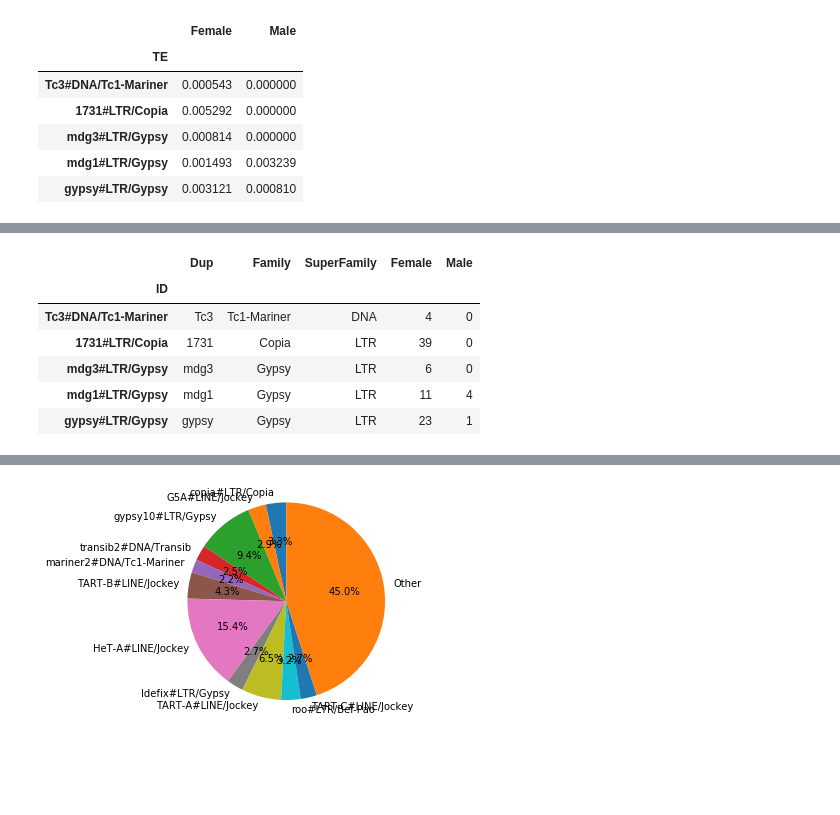
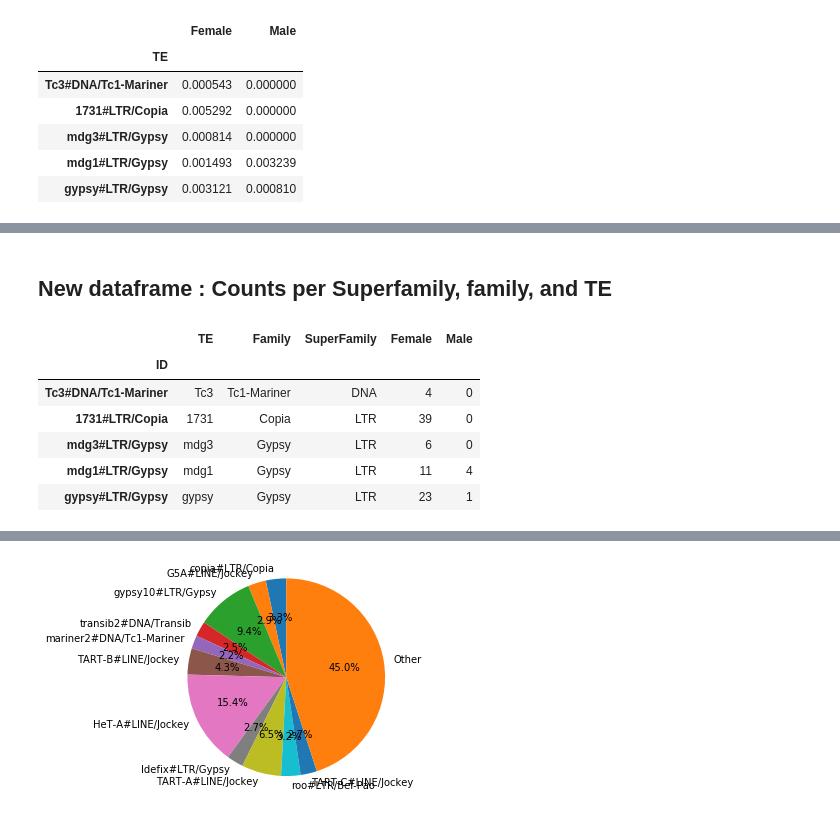
Before and after one commit to EricAmren/goth101_TE_analysis, a Jupyter notebook: cristina_TE_notebook.ipynb, the cells around one changed output, grey strips where cells are left out. Cells and saved outputs as stored; diff of their text form; code cells hidden in the pictures; blank space fills up the shorter version.

```diff
--- a/cristina_TE_notebook.ipynb
+++ b/cristina_TE_notebook.ipynb
@@ -158,6 +157,9 @@ Warning : colors doesn't match between female and male pie chart.
 # %%
 consensus_ratio_df = pd.read_csv("consensus_TE_ratio.csv", index_col="TE")
+consensus_counting_df = pd.read_csv("consensus_counting.csv", index_col="ID")
+
 consensus_ratio_df.head()
+# consensus_counting_df.head()
 # %% [output]
 |  | Female | Male |
 | TE |  |  |
@@ -180,25 +177,24 @@ axs = consensus_ratio_df.plot.pie(figsize=(12,6), subplots=True)
+# %% [markdown]
+## New dataframe : Counts per Superfamily, family, and TE
 # %%
-full_consensus_counting_dict
-consensus_TE_counts_df = pd.DataFrame.from_dict(full_consensus_counting_dict).T
-consensus_TE_counts_df.columns = ["Female", "Male"]
-consensus_TE_counts_df.index.name = "ID"
+consensus_TE_counts_df = consensus_counting_df.copy()
 
 te_names = []
 te_familys = []
 te_super_familys = []
 for te in consensus_TE_counts_df.index :
     te_name, te_super_family, te_family = re.split('#|/', te)
     te_names.append(te_name)
     te_familys.append(te_family)
     te_super_familys.append(te_super_family)
 
 
-consensus_TE_counts_df.insert(0, "Dup", te_names)
+consensus_TE_counts_df.insert(0, "TE", te_names)
 consensus_TE_counts_df.insert(1, "Family", te_familys)
 consensus_TE_counts_df.insert(2, "SuperFamily", te_super_familys)
 consensus_TE_counts_df.head()
 # %% [output]
-|  | Dup | Family | SuperFamily | Female | Male |
+|  | TE | Family | SuperFamily | Female | Male |
 | ID |  |  |  |  |  |
 | Tc3#DNA/Tc1-Mariner | Tc3 | Tc1-Mariner | DNA | 4 | 0 |
 | 1731#LTR/Copia | 1731 | Copia | LTR | 39 | 0 |
```
Also changed, not shown: parts of 21 cells of this notebook.
